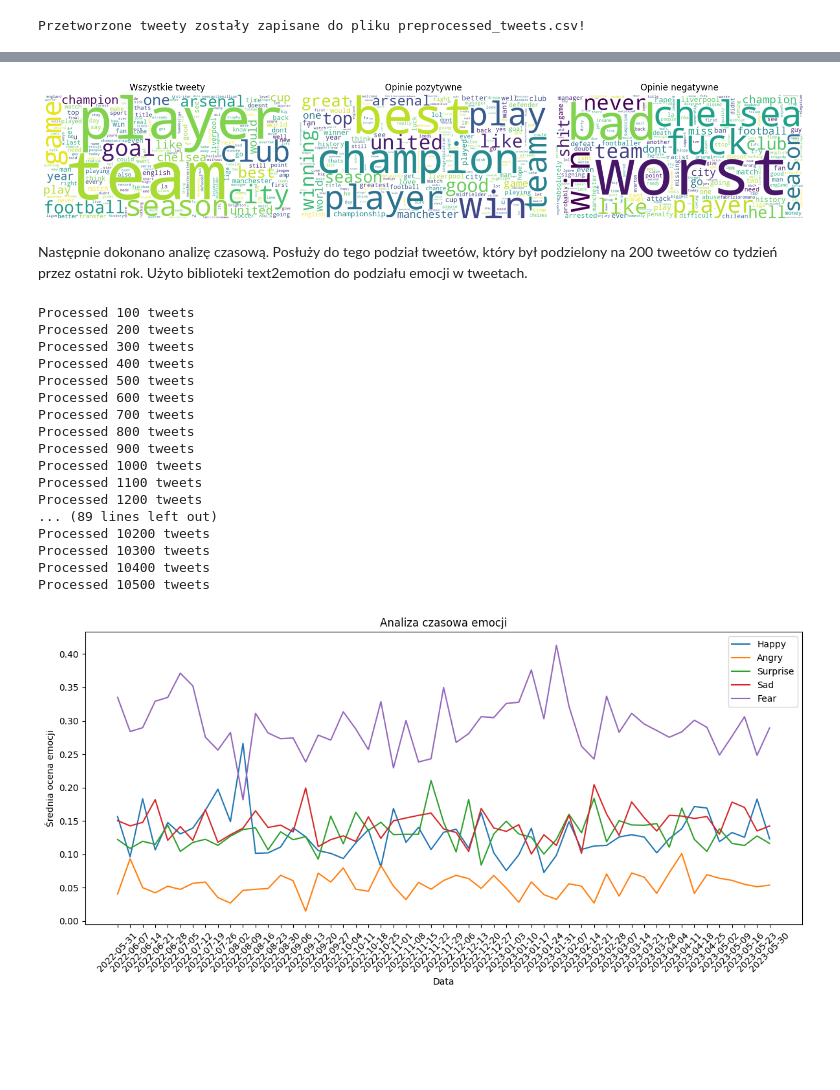
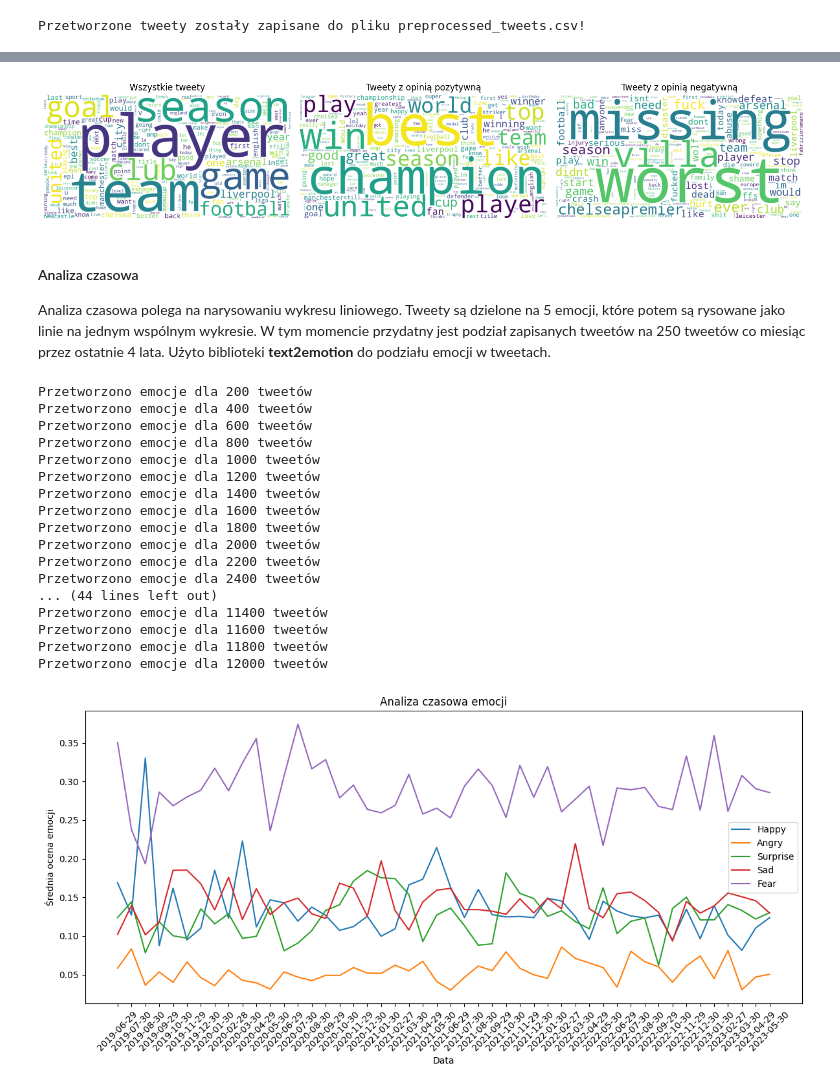
Before and after one commit to Piterson25/Inteligencja-obliczeniowa, a Jupyter notebook: premierleague/premierleague_Piotr_Maszczak.ipynb, the cells around one changed output, grey strips where cells are left out. Saved outputs shown, nothing was run; the diff lists cells and outputs as text; code cells hidden in the pictures; blank space fills up the shorter version.

```diff
--- a/premierleague/premierleague_Piotr_Maszczak.ipynb
+++ b/premierleague/premierleague_Piotr_Maszczak.ipynb
@@ -180,7 +199,7 @@ tweets = []
 with open('preprocessed_tweets.csv', 'r', encoding='utf-8') as file:
     reader = csv.DictReader(file)
     for row in reader:
-        words = row['preprocessedContent'].split()
+        words = row['PreprocessedContent'].split()
         tweets.append(words)
 
 analyzer = SentimentIntensityAnalyzer()
@@ -192,38 +211,40 @@ negative_tweets = [tweet for tweet, sentiment in zip(tweets, sentiments) if sent
 all_words = [word for tweet in tweets for word in tweet]
 all_words_freq = FreqDist(all_words)
 wordcloud_all = WordCloud(width=800, height=400, background_color='white').generate_from_frequencies(all_words_freq)
 
 positive_words = [word for tweet in positive_tweets for word in tweet]
 positive_words_freq = FreqDist(positive_words)
 wordcloud_positive = WordCloud(width=800, height=400, background_color='white').generate_from_frequencies(positive_words_freq)
 
 negative_words = [word for tweet in negative_tweets for word in tweet]
 negative_words_freq = FreqDist(negative_words)
 wordcloud_negative = WordCloud(width=800, height=400, background_color='white').generate_from_frequencies(negative_words_freq)
 
 plt.figure(figsize=(15, 5))
 
 plt.subplot(131)
 plt.imshow(wordcloud_all, interpolation='bilinear')
 plt.axis('off')
 plt.title('Wszystkie tweety')
 
 plt.subplot(132)
 plt.imshow(wordcloud_positive, interpolation='bilinear')
 plt.axis('off')
-plt.title('Opinie pozytywne')
+plt.title('Tweety z opinią pozytywną')
 
 plt.subplot(133)
 plt.imshow(wordcloud_negative, interpolation='bilinear')
 plt.axis('off')
-plt.title('Opinie negatywne')
+plt.title('Tweety z opinią negatywną')
 
 plt.tight_layout()
 plt.show()
 # %% [output]
-[figure, old version]
+[figure, new version]
-# %% [markdown]
-Następnie dokonano analizę czasową. Posłuży do tego podział tweetów, który był podzielony na 200 tweetów co tydzień przez ostatni rok. Użyto biblioteki text2emotion do podziału emocji w tweetach.
+# %% [markdown]
+<h4 id="analiza-czasowa">Analiza czasowa</h4>
+
+Analiza czasowa polega na narysowaniu wykresu liniowego. Tweety są dzielone na 5 emocji, które potem są rysowane jako linie na jednym wspólnym wykresie. W tym momencie przydatny jest podział zapisanych tweetów na 250 tweetów co miesiąc przez ostatnie 4 lata. Użyto biblioteki **text2emotion** do podziału emocji w tweetach.
 # %%
 import csv
 import matplotlib.pyplot as plt
@@ -231,21 +252,17 @@ from collections import defaultdict
 from text2emotion import get_emotion
 
 emotions = ['Happy', 'Angry', 'Surprise', 'Sad', 'Fear']
-progress_interval = 100
+progress_interval = 200
 
 dates_emotions = defaultdict(lambda: defaultdict(list))
 progress_counter = 0
 
 with open('preprocessed_tweets.csv', 'r', encoding='utf-8') as file:
-    reader = csv.reader(file)
-    next(reader)
+    reader = csv.DictReader(file)
 
-    tweets = list(reader)
-    tweets.reverse()
-
-    for row in tweets:
-        date = row[1]
-        tweet = row[0]
+    for row in reader:
+        tweet = row['PreprocessedContent']
+        date = row['Date']
 
         emotion_scores = get_emotion(tweet)
 
@@ -254,7 +271,7 @@ with open('preprocessed_tweets.csv', 'r', encoding='utf-8') as file:
 
         progress_counter += 1
         if progress_counter % progress_interval == 0:
-            print(f'Processed {progress_counter} tweets')
+            print(f'Przetworzono emocje dla {progress_counter} tweetów')
 
 dates = list(dates_emotions.keys())
 
@@ -278,22 +295,22 @@ plt.legend()
 plt.tight_layout()
 plt.show()
 # %% [output]
-Processed 100 tweets
-Processed 200 tweets
-Processed 300 tweets
-Processed 400 tweets
-Processed 500 tweets
-Processed 600 tweets
-Processed 700 tweets
-Processed 800 tweets
-Processed 900 tweets
-Processed 1000 tweets
-Processed 1100 tweets
-Processed 1200 tweets
-... (89 lines left out)
-Processed 10200 tweets
-Processed 10300 tweets
-Processed 10400 tweets
-Processed 10500 tweets
+Przetworzono emocje dla 200 tweetów
+Przetworzono emocje dla 400 tweetów
+Przetworzono emocje dla 600 tweetów
+Przetworzono emocje dla 800 tweetów
+Przetworzono emocje dla 1000 tweetów
+Przetworzono emocje dla 1200 tweetów
+Przetworzono emocje dla 1400 tweetów
+Przetworzono emocje dla 1600 tweetów
+Przetworzono emocje dla 1800 tweetów
+Przetworzono emocje dla 2000 tweetów
+Przetworzono emocje dla 2200 tweetów
+Przetworzono emocje dla 2400 tweetów
+... (44 lines left out)
+Przetworzono emocje dla 11400 tweetów
+Przetworzono emocje dla 11600 tweetów
+Przetworzono emocje dla 11800 tweetów
+Przetworzono emocje dla 12000 tweetów
-[figure, old version]
+[figure, new version]
 # %% [markdown]
```
Also changed, not shown: parts of 12 cells of this notebook, 4 other files.
